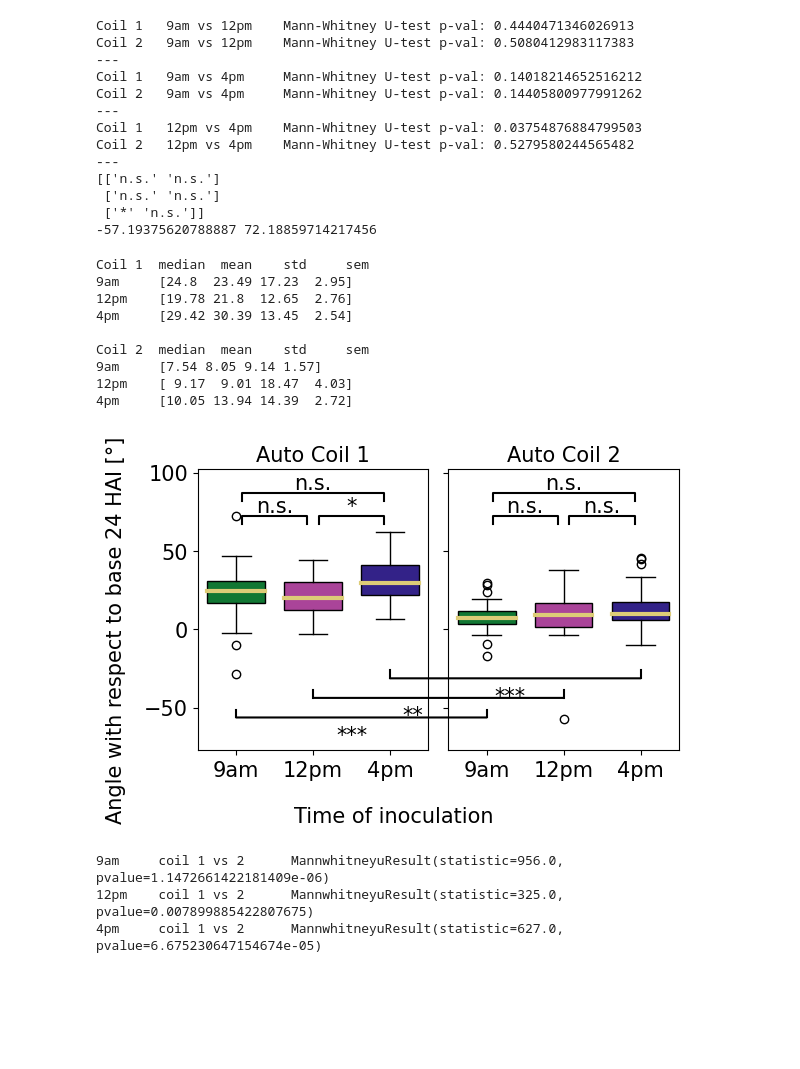
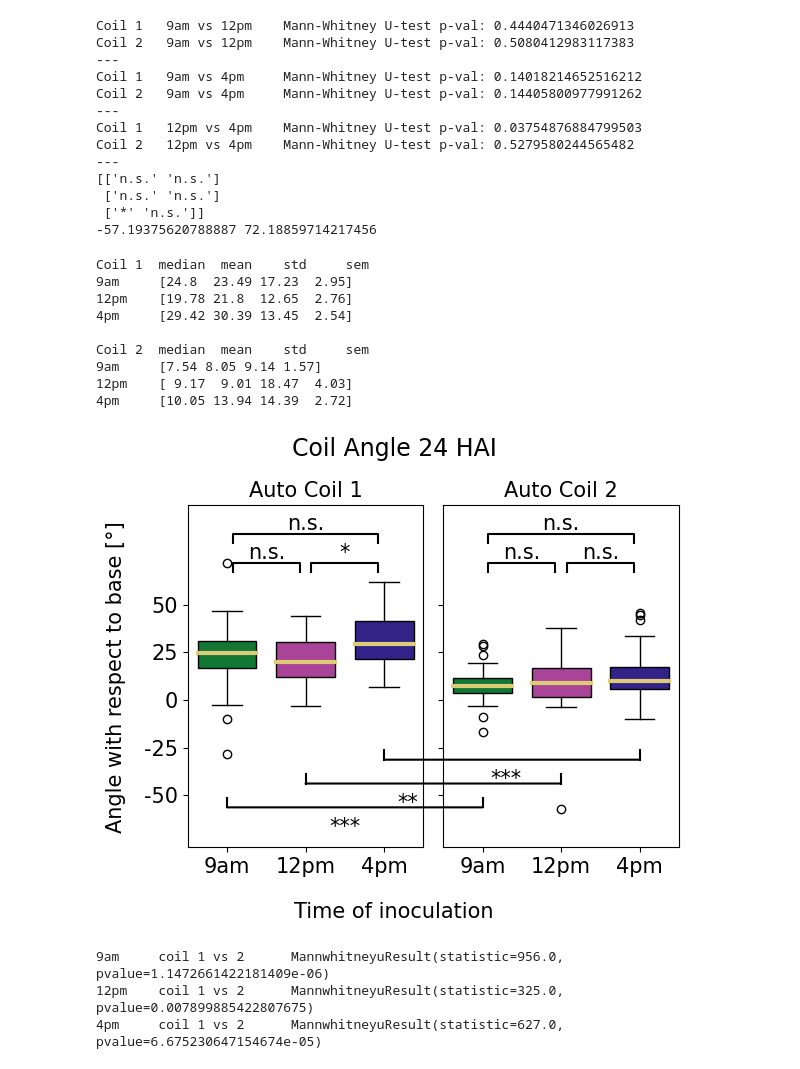
Before and after one commit to ejamezquita/cuscuta, a Jupyter notebook: jupyter/03_pd_wrangle.ipynb, the cells around one changed output. Drawn from its saved outputs; the diff is of its cells as text; code cells hidden in the pictures; blank space fills up the shorter version.

Commit message:
Plots

```diff
--- a/jupyter/03_pd_wrangle.ipynb
+++ b/jupyter/03_pd_wrangle.ipynb
@@ -256,6 +256,10 @@ for key in dfs:
     quicks[key] = quick
     stables[key] = stable
 
+for key in dfs:
+    positions[key] /= 28
+    tight[key] /= 28
+
 foo = [None for i in range(len(Times))]
 # %%
 hmax = max([np.max(times[Times[i]]) for i in range(len(Times))] + [np.max(manu[Times[i]][:,0]) for i in range(len(Times))])
@@ -458,7 +462,7 @@ Coil 2   12pm vs 4pm    Mann-Whitney U-test p-val: 0.5279580244565482
 # %%
 eps = 5
 
-fig, ax = plt.subplots(1,2, figsize=(6,4), sharey=True, sharex=True)
+fig, ax = plt.subplots(1,2, figsize=(6,5), sharey=True, sharex=True)
 ax = np.atleast_1d(ax).ravel()
 
 for k in range(len(ax)):
@@ -496,35 +500,39 @@ yvals = -eps*2.5*(np.arange(2, -1, -1) + 2.5)
 for i in range(len(yvals)):
     xy = (i+1, yvals[i])
     con = connpatch(xyA=xy, xyB=xy, coordsA='data', coordsB='data',
                     axesA=ax[0], axesB=ax[1], color="k", lw=1.5)
     ax[1].add_artist(con)
 
 for i in range(len(yvals)):
     for j in range(len(ax)):
         ax[j].plot([i+1, i+1], [yvals[i]+eps, yvals[i]], lw=1.5, c='k')
 
 ax[0].text( 2.5, yvals[0]-eps, '***', ha='center', va='top', color='k', fontsize=fs)
 ax[0].text( 3.3, yvals[1]-eps, '**', ha='center', va='top', color='k', fontsize=fs)
 ax[1].text( 1.3, yvals[2]-eps, '***', ha='center', va='top', color='k', fontsize=fs)
 
+yticks = np.arange(-2,3)*25
+ax[0].set_yticks(yticks, yticks)
+
+fig.suptitle('Coil Angle 24 HAI', fontsize=fs+2)
 fig.supxlabel('Time of inoculation', fontsize=fs)
-fig.supylabel('Angle with respect to base 24 HAI [°]', fontsize=fs)
+fig.supylabel('Angle with respect to base [°]', fontsize=fs)
 fig.tight_layout();
 
 filename = dst + 'final_angle'
 plt.savefig(filename + '.svg', format='svg', bbox_inches='tight')
 plt.savefig(filename + '.jpg', format='jpg', dpi=200, pil_kwargs={'optimize':True}, bbox_inches='tight')
 # %% [output]
 Coil 1  median  mean    std     sem
 9am     [24.8  23.49 17.23  2.95]
 12pm    [19.78 21.8  12.65  2.76]
 4pm     [29.42 30.39 13.45  2.54]
 
 Coil 2  median  mean    std     sem
 9am     [7.54 8.05 9.14 1.57]
 12pm    [ 9.17  9.01 18.47  4.03]
 4pm     [10.05 13.94 14.39  2.72]
-[figure, old version]
+[figure, new version]
 # %%
 for i in range(len(Times)):
     print(Times[i], '\tcoil 1 vs 2\t', stats.mannwhitneyu(angles[Times[i]][:,0], angles[Times[i]][:,1], method='exact'))
```
Also changed, not shown: parts of 7 cells of this notebook, 4 other files.
